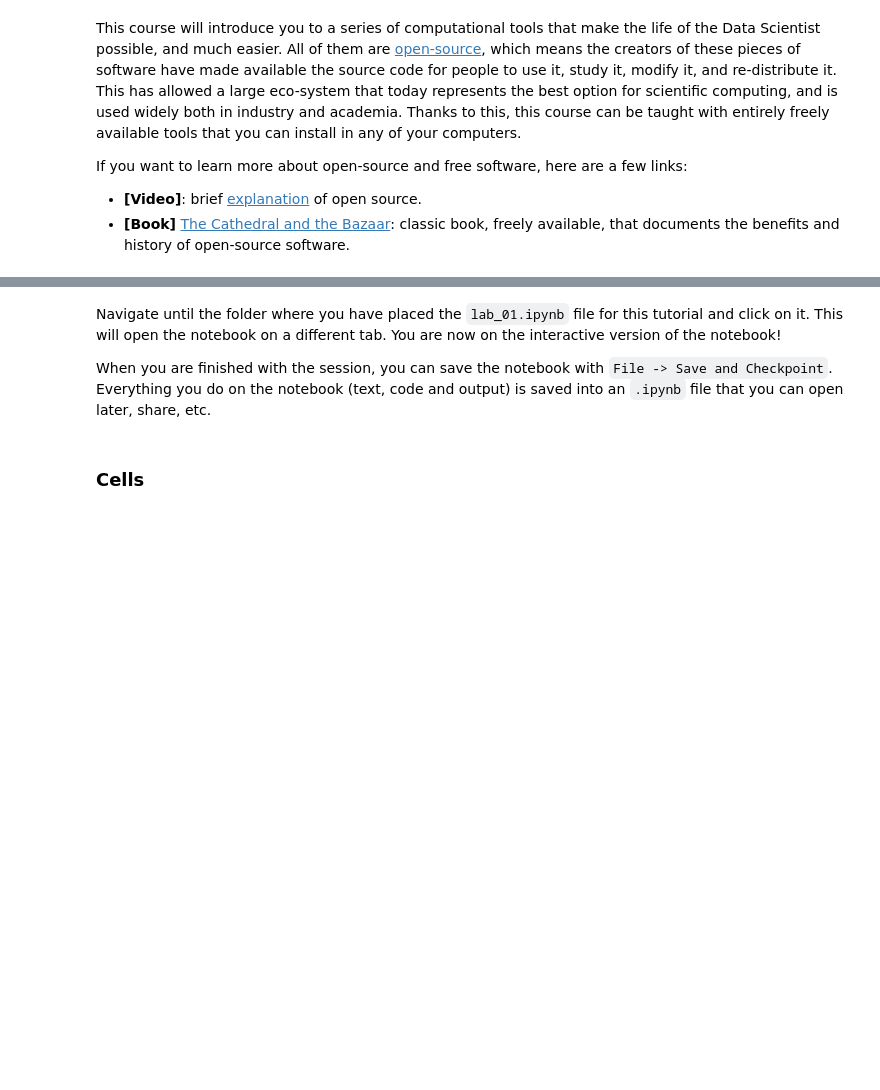
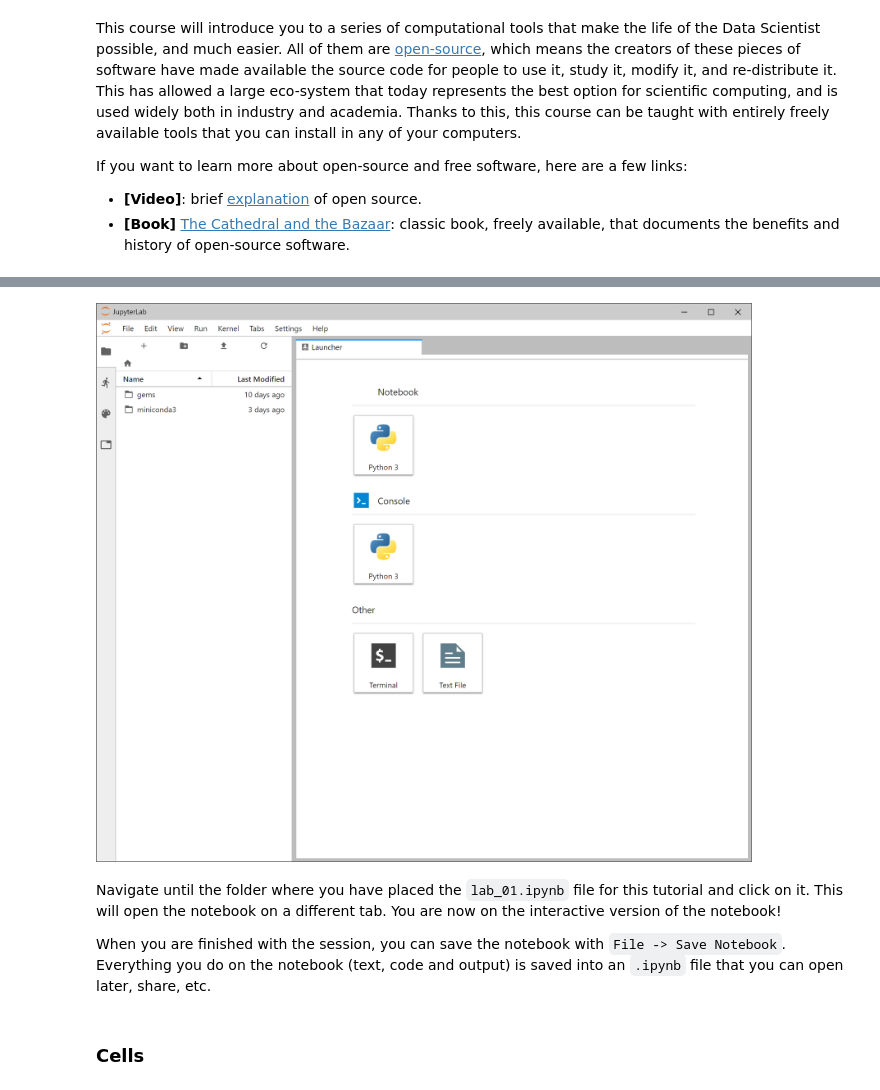
Before and after one commit to darribas/gds18, a Jupyter notebook: content/labs/lab_00.ipynb, the cells around one changed output, grey strips where cells are left out. Drawn from its saved outputs; the diff is of its cells as text; code cells hidden in the pictures; blank space fills up the shorter version.

```diff
--- a/content/labs/lab_00.ipynb
+++ b/content/labs/lab_00.ipynb
@@ -48,7 +48,11 @@ This should bring up a browser window with a home page that looks more or less l
+# %%
+Image('figs/lab01_jupyter_home.png')
+# %% [output]
+[figure, added]
 # %% [markdown]
 Navigate until the folder where you have placed the `lab_01.ipynb` file for this tutorial and click on it. This will open the notebook on a different tab. You are now on the interactive version of the notebook!
 
-When you are finished with the session, you can save the notebook with `File -> Save and Checkpoint`. Everything you do on the notebook (text, code and output) is saved into an `.ipynb` file that you can open later, share, etc.
+When you are finished with the session, you can save the notebook with `File -> Save Notebook`. Everything you do on the notebook (text, code and output) is saved into an `.ipynb` file that you can open later, share, etc.
 # %% [markdown]
 ### Cells
 # %% [markdown]
```
Also changed, not shown: parts of 19 cells of this notebook, 2 other files.
